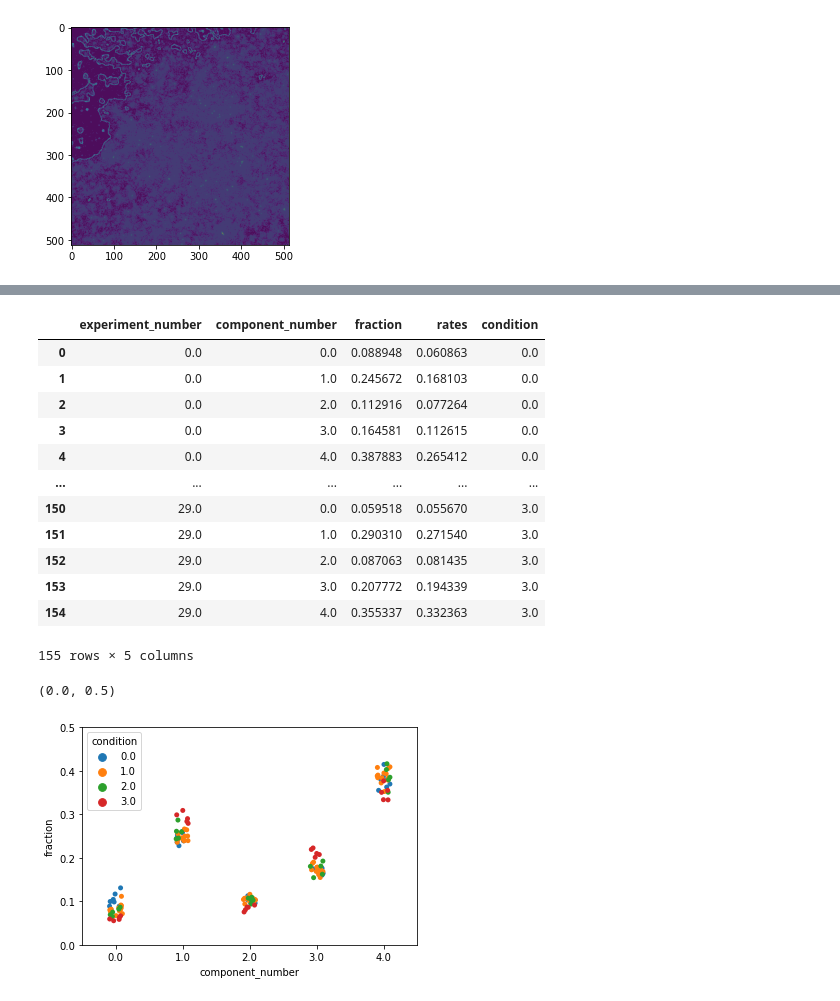
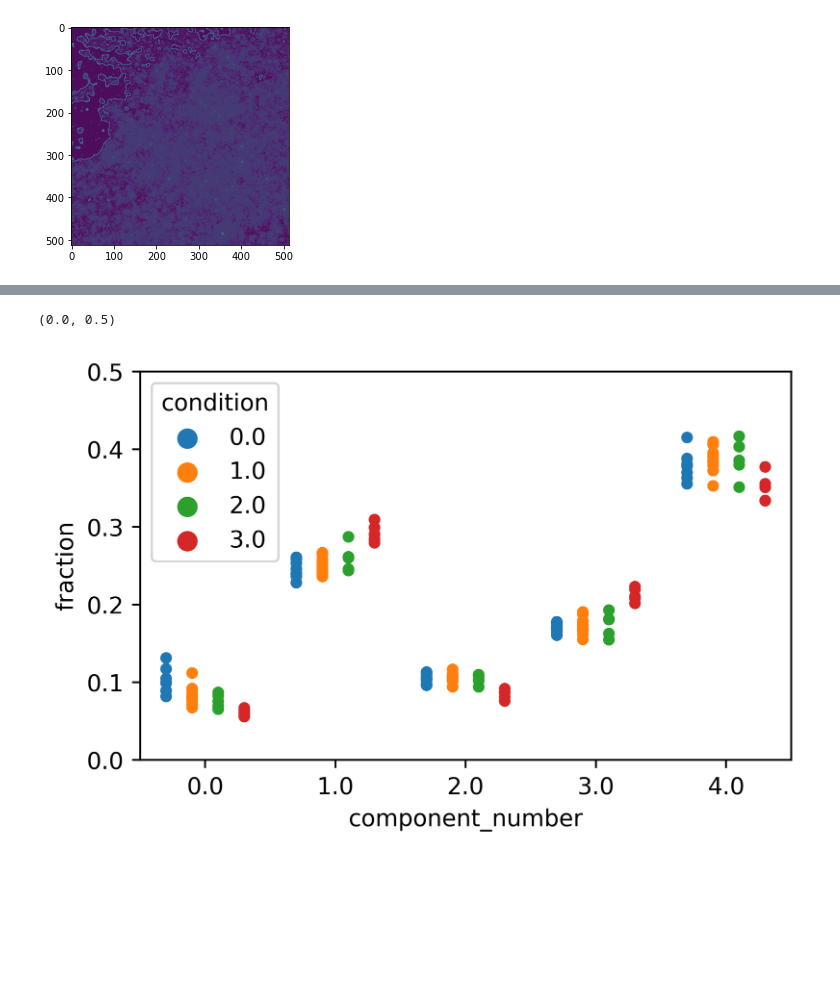
Before and after one commit to DrubinBarnes/Jin_Shirazinejad_et_al_branched_actin_manuscript, a Jupyter notebook: analysis/simplified_workflow/nb08_simplified.ipynb, the cells around one changed output, grey strips where cells are left out. Drawn from its saved outputs; the diff is of its cells as text; code cells hidden in the pictures; blank space fills up the shorter version.

```diff
--- a/analysis/simplified_workflow/nb08_simplified.ipynb
+++ b/analysis/simplified_workflow/nb08_simplified.ipynb
@@ -148,26 +355,11 @@ df_comp_fractions = compare_tracks.compare_components_between_conditions(
-# %%
-df_comp_fractions
-# %% [output]
-|  | experiment_number | component_number | fraction | rates | condition |
-| 0 | 0.0 | 0.0 | 0.088948 | 0.060863 | 0.0 |
-| 1 | 0.0 | 1.0 | 0.245672 | 0.168103 | 0.0 |
-| 2 | 0.0 | 2.0 | 0.112916 | 0.077264 | 0.0 |
-| 3 | 0.0 | 3.0 | 0.164581 | 0.112615 | 0.0 |
-| 4 | 0.0 | 4.0 | 0.387883 | 0.265412 | 0.0 |
-| ... | ... | ... | ... | ... | ... |
-| 150 | 29.0 | 0.0 | 0.059518 | 0.055670 | 3.0 |
-| 151 | 29.0 | 1.0 | 0.290310 | 0.271540 | 3.0 |
-| 152 | 29.0 | 2.0 | 0.087063 | 0.081435 | 3.0 |
-| 153 | 29.0 | 3.0 | 0.207772 | 0.194339 | 3.0 |
-| 154 | 29.0 | 4.0 | 0.355337 | 0.332363 | 3.0 |
-155 rows × 5 columns
 # %%
 g = sns.stripplot(data=df_comp_fractions,
                   x='component_number',
                   y='fraction',
                   hue='condition',
-                  dodge=False)
+                  dodge=True,
+                  jitter=False)
 plt.ylim(0,0.5)
 # %% [output]
 (0.0, 0.5)
-[figure, old version]
+[figure, new version]
```
Also changed, not shown: parts of 28 cells of this notebook, 3 other files.
